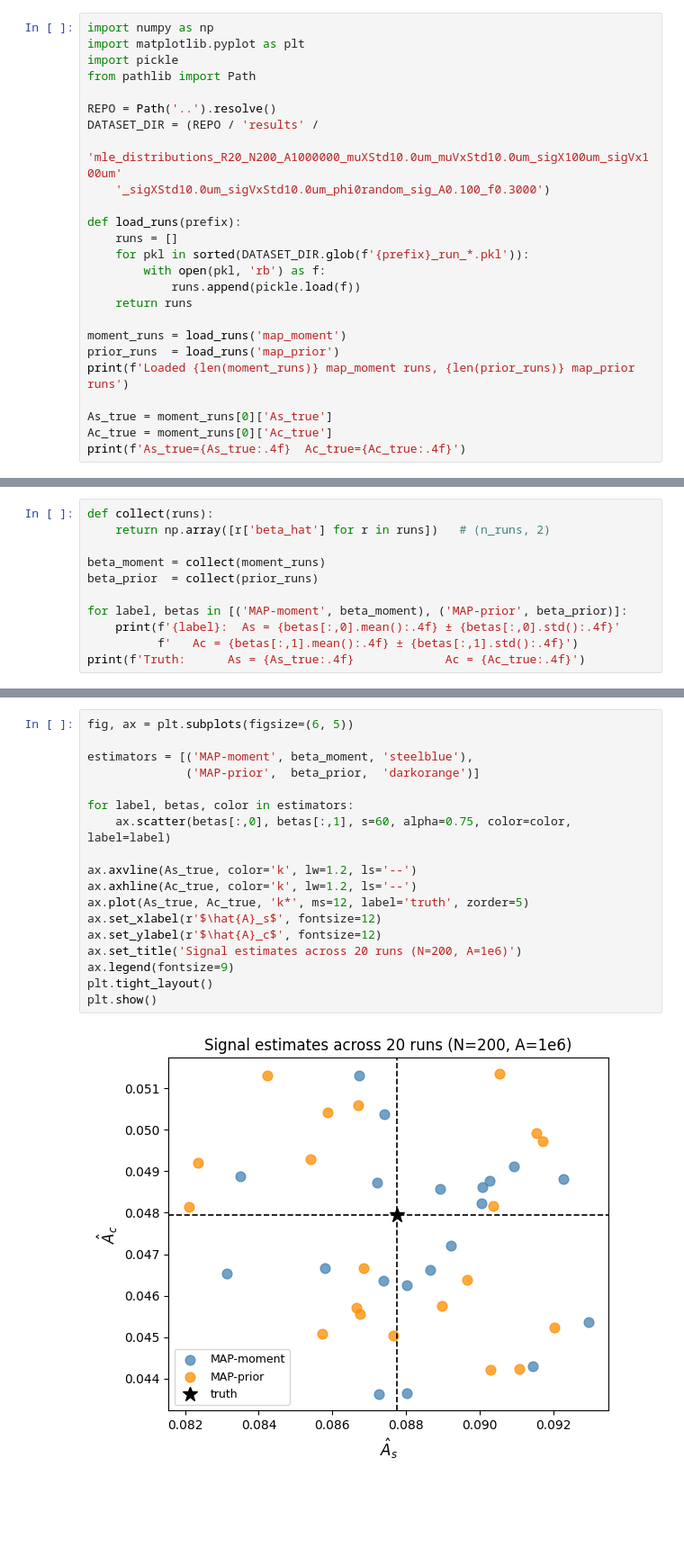
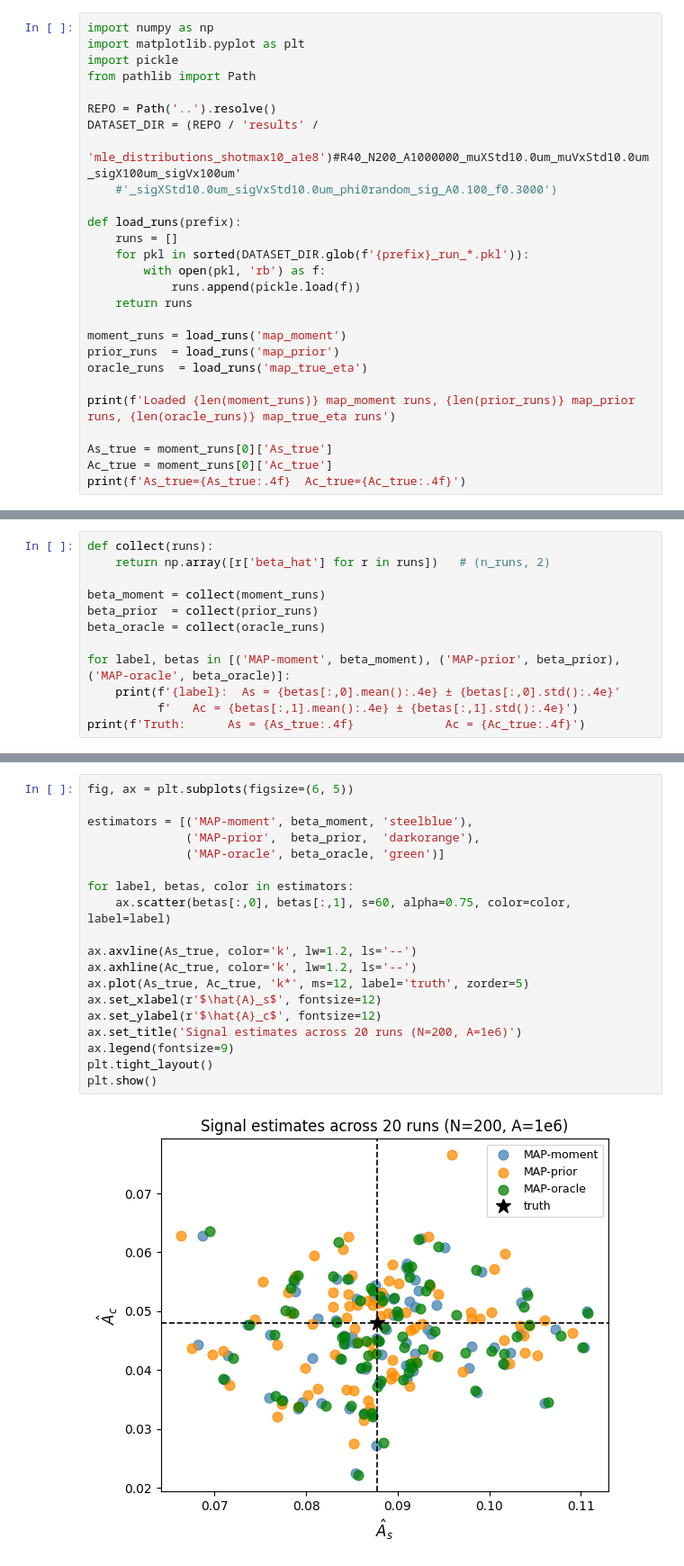
Before and after one commit to noammouelle/gaussian-wavefront-spatially-resolved-inference, a Jupyter notebook: notebooks/map_mle_distributions.ipynb, the cells around one changed output, grey strips where cells are left out. Shown at 90% size. Drawn from its saved outputs; the diff is of its cells as text; blank space fills up the shorter version.

```diff
--- a/notebooks/map_mle_distributions.ipynb
+++ b/notebooks/map_mle_distributions.ipynb
@@ -6,8 +6,8 @@ from pathlib import Path
 
 REPO = Path('..').resolve()
 DATASET_DIR = (REPO / 'results' /
-    'mle_distributions_R20_N200_A1000000_muXStd10.0um_muVxStd10.0um_sigX100um_sigVx100um'
-    '_sigXStd10.0um_sigVxStd10.0um_phi0random_sig_A0.100_f0.3000')
+    'mle_distributions_shotmax10_a1e8')#R40_N200_A1000000_muXStd10.0um_muVxStd10.0um_sigX100um_sigVx100um'
+    #'_sigXStd10.0um_sigVxStd10.0um_phi0random_sig_A0.100_f0.3000')
 
 def load_runs(prefix):
     runs = []
@@ -18,7 +18,9 @@ def load_runs(prefix):
 
 moment_runs = load_runs('map_moment')
 prior_runs  = load_runs('map_prior')
-print(f'Loaded {len(moment_runs)} map_moment runs, {len(prior_runs)} map_prior runs')
+oracle_runs  = load_runs('map_true_eta')
+
+print(f'Loaded {len(moment_runs)} map_moment runs, {len(prior_runs)} map_prior runs, {len(oracle_runs)} map_true_eta runs')
 
 As_true = moment_runs[0]['As_true']
 Ac_true = moment_runs[0]['Ac_true']
@@ -32,9 +34,10 @@ def collect(runs):
 
 beta_moment = collect(moment_runs)
 beta_prior  = collect(prior_runs)
+beta_oracle = collect(oracle_runs)
 
-for label, betas in [('MAP-moment', beta_moment), ('MAP-prior', beta_prior)]:
-    print(f'{label}:  As = {betas[:,0].mean():.4f} ± {betas[:,0].std():.4f}'
-          f'   Ac = {betas[:,1].mean():.4f} ± {betas[:,1].std():.4f}')
+for label, betas in [('MAP-moment', beta_moment), ('MAP-prior', beta_prior), ('MAP-oracle', beta_oracle)]:
+    print(f'{label}:  As = {betas[:,0].mean():.4e} ± {betas[:,0].std():.4e}'
+          f'   Ac = {betas[:,1].mean():.4e} ± {betas[:,1].std():.4e}')
 print(f'Truth:      As = {As_true:.4f}             Ac = {Ac_true:.4f}')
 # %% [output]
@@ -44,20 +48,21 @@ Truth:      As = 0.0878             Ac = 0.0479
 # %%
 fig, ax = plt.subplots(figsize=(6, 5))
 
 estimators = [('MAP-moment', beta_moment, 'steelblue'),
-              ('MAP-prior',  beta_prior,  'darkorange')]
+              ('MAP-prior',  beta_prior,  'darkorange'),
+              ('MAP-oracle', beta_oracle, 'green')]
 
 for label, betas, color in estimators:
     ax.scatter(betas[:,0], betas[:,1], s=60, alpha=0.75, color=color, label=label)
 
 ax.axvline(As_true, color='k', lw=1.2, ls='--')
 ax.axhline(Ac_true, color='k', lw=1.2, ls='--')
 ax.plot(As_true, Ac_true, 'k*', ms=12, label='truth', zorder=5)
 ax.set_xlabel(r'$\hat{A}_s$', fontsize=12)
 ax.set_ylabel(r'$\hat{A}_c$', fontsize=12)
 ax.set_title('Signal estimates across 20 runs (N=200, A=1e6)')
 ax.legend(fontsize=9)
 plt.tight_layout()
 plt.show()
 # %% [output]
-[figure, old version]
+[figure, new version]
```
Also changed, not shown: parts of 7 cells of this notebook, 21 other files.
